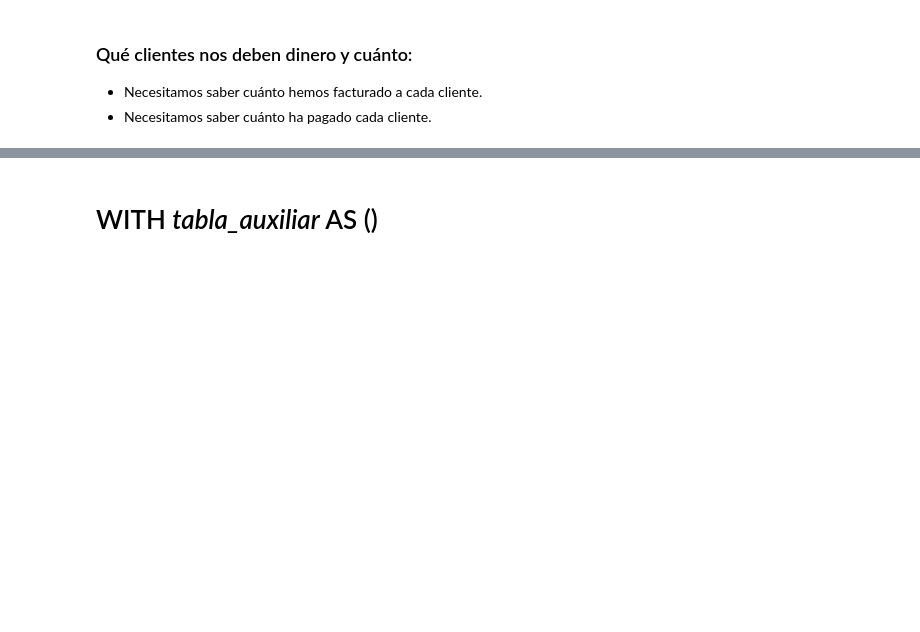
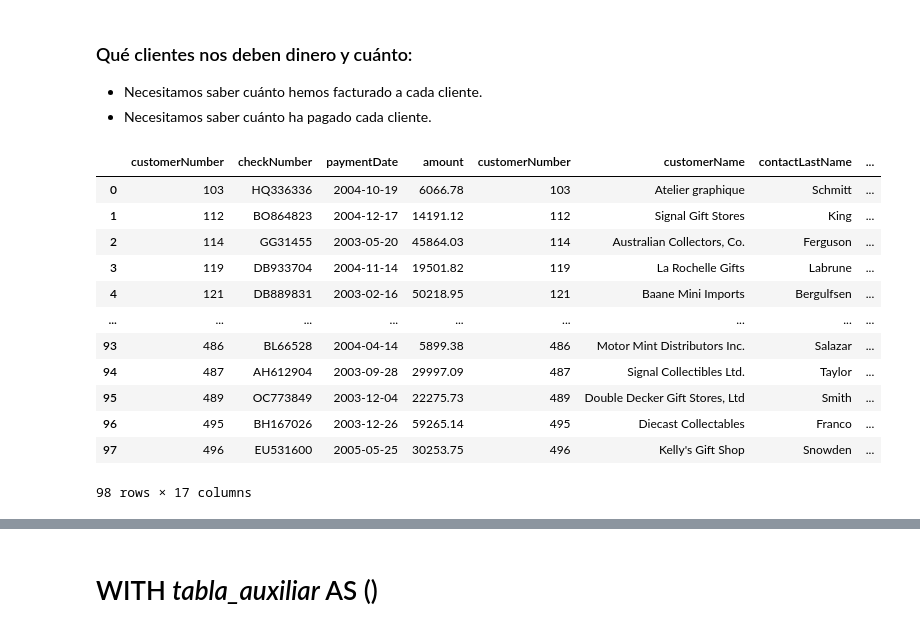
Before and after one commit to Unbiunio/SQL_practice, a Jupyter notebook: ClassicModels_curso_SQL.ipynb, the cells around one changed output, grey strips where cells are left out. Drawn from its saved outputs; the diff is of its cells as text; code cells hidden in the pictures; blank space fills up the shorter version.

Commit message:
triple inner

```diff
--- a/ClassicModels_curso_SQL.ipynb
+++ b/ClassicModels_curso_SQL.ipynb
@@ -1107,3 +1229,29 @@ pd.read_sql(q,con)
 
 * Necesitamos saber cuánto hemos facturado a cada cliente.
 * Necesitamos saber cuánto ha pagado cada cliente.
+# %%
+q="""Select *
+
+from payments p
+inner join customers c on c.customernumber = p.customernumber
+group by c.customernumber
+
+
+
+
+"""
+pd.read_sql(q,con)
+# %% [output]
+|  | customerNumber | checkNumber | paymentDate | amount | customerNumber | customerName | contactLastName | ... |
+| 0 | 103 | HQ336336 | 2004-10-19 | 6066.78 | 103 | Atelier graphique | Schmitt | ... |
+| 1 | 112 | BO864823 | 2004-12-17 | 14191.12 | 112 | Signal Gift Stores | King | ... |
+| 2 | 114 | GG31455 | 2003-05-20 | 45864.03 | 114 | Australian Collectors, Co. | Ferguson | ... |
+| 3 | 119 | DB933704 | 2004-11-14 | 19501.82 | 119 | La Rochelle Gifts | Labrune | ... |
+| 4 | 121 | DB889831 | 2003-02-16 | 50218.95 | 121 | Baane Mini Imports | Bergulfsen | ... |
+| ... | ... | ... | ... | ... | ... | ... | ... | ... |
+| 93 | 486 | BL66528 | 2004-04-14 | 5899.38 | 486 | Motor Mint Distributors Inc. | Salazar | ... |
+| 94 | 487 | AH612904 | 2003-09-28 | 29997.09 | 487 | Signal Collectibles Ltd. | Taylor | ... |
+| 95 | 489 | OC773849 | 2003-12-04 | 22275.73 | 489 | Double Decker Gift Stores, Ltd | Smith | ... |
+| 96 | 495 | BH167026 | 2003-12-26 | 59265.14 | 495 | Diecast Collectables | Franco | ... |
+| 97 | 496 | EU531600 | 2005-05-25 | 30253.75 | 496 | Kelly's Gift Shop | Snowden | ... |
+98 rows × 17 columns
```
Also changed, not shown: parts of 8 cells of this notebook.
